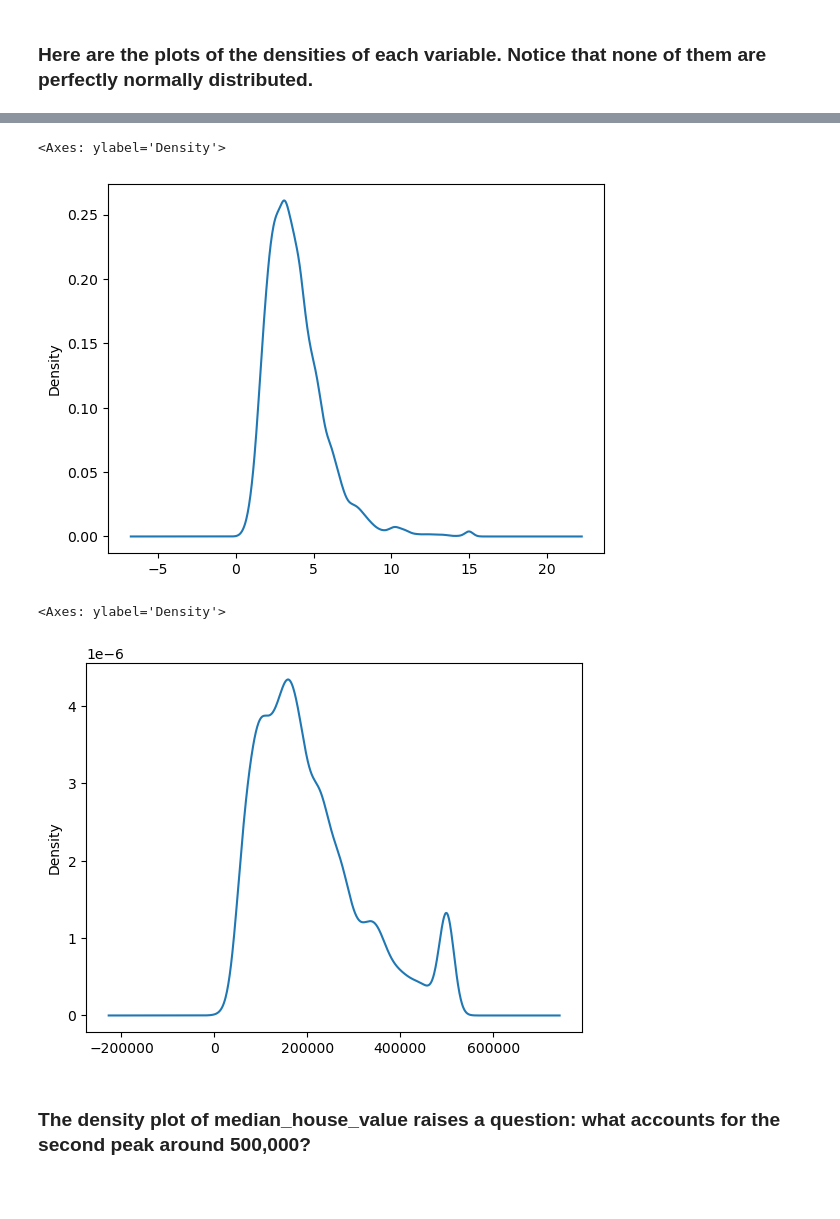
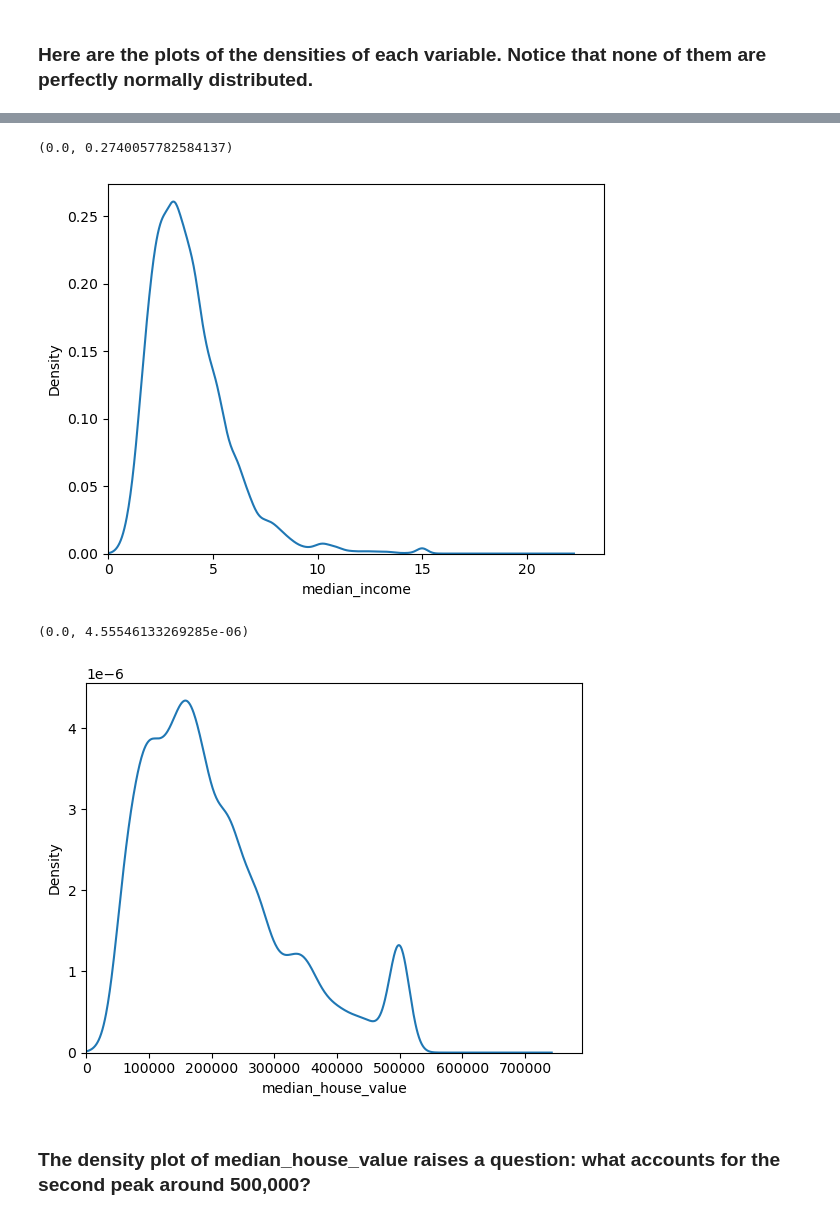
Before and after one commit to VarunAnanth2003/example-kaggle-analysis, a Jupyter notebook: notebooks/exploratory.ipynb, the cells around one changed output, grey strips where cells are left out. Saved outputs shown, nothing was run; the diff lists cells and outputs as text; code cells hidden in the pictures; blank space fills up the shorter version.

```diff
--- a/notebooks/exploratory.ipynb
+++ b/notebooks/exploratory.ipynb
@@ -77,15 +92,21 @@ data['population'].plot(kind='density')
 # %%
 plt.figure()
 data['median_income'].plot(kind='density')
+plt.xlabel('median_income')
+plt.xlim(0,)
+plt.ylim(0,)
 # %% [output]
-<Axes: ylabel='Density'>
+(0.0, 0.2740057782584137)
-[figure, old version]
+[figure, new version]
 # %%
 plt.figure()
 data['median_house_value'].plot(kind='density')
+plt.xlabel('median_house_value')
+plt.xlim(0,)
+plt.ylim(0,)
 # %% [output]
-<Axes: ylabel='Density'>
+(0.0, 4.55546133269285e-06)
-[figure, old version]
+[figure, new version]
 # %% [markdown]
 ### The density plot of median_house_value raises a question: what accounts for the second peak around 500,000?
 # %% [markdown]
```
Also changed, not shown: parts of 21 cells of this notebook.
